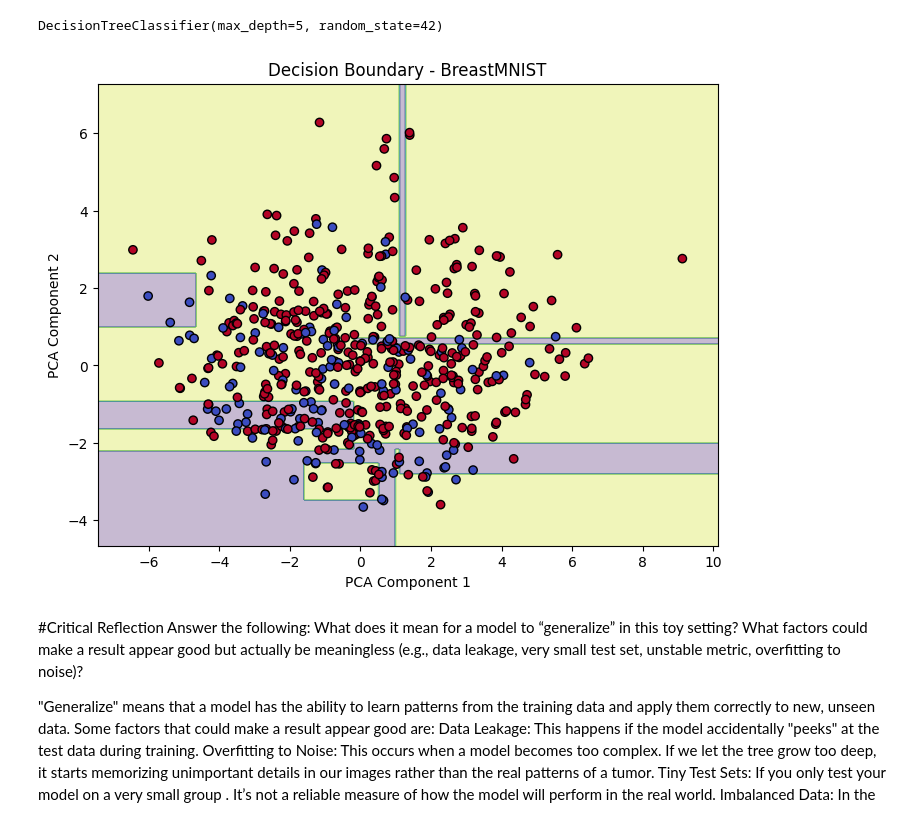
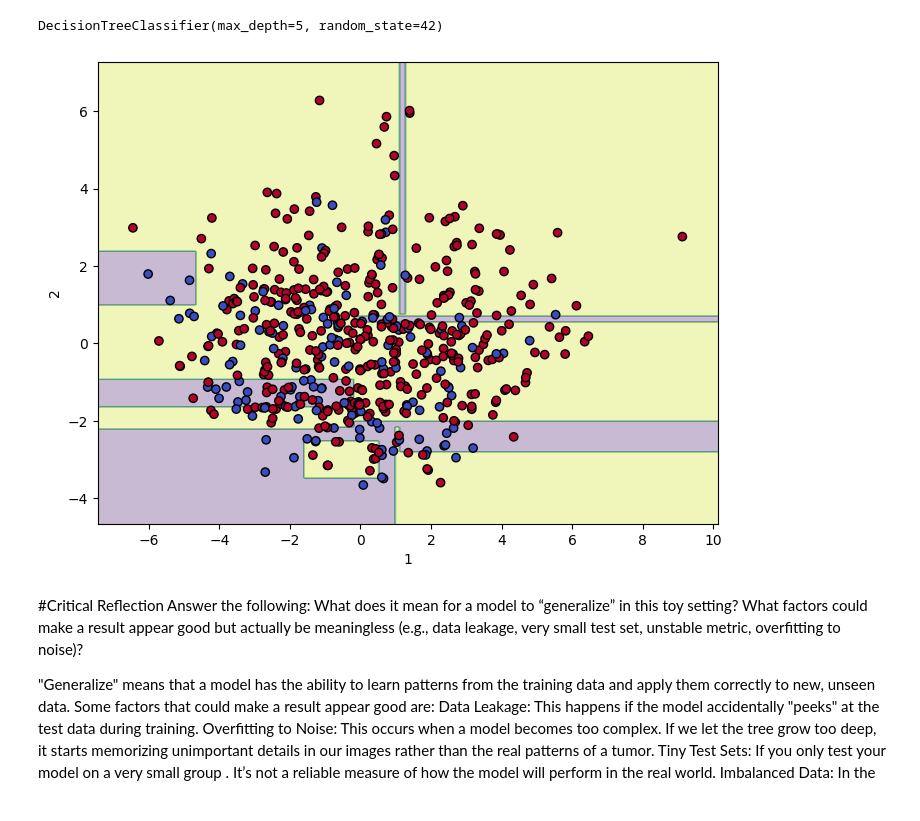
Before and after one commit to srisham7/Homework-1---Mariana-Sisniegas-Hinojosa, a Jupyter notebook: HW1_Mariana_Sisniegas.ipynb, the cells around one changed output. Saved outputs shown, nothing was run; the diff lists cells and outputs as text; code cells hidden in the pictures.

```diff
--- a/HW1_Mariana_Sisniegas.ipynb
+++ b/HW1_Mariana_Sisniegas.ipynb
@@ -447,32 +450,31 @@ DecisionTreeClassifier(max_depth=5, random_state=42)
 # %%
 x_min, x_max = X_train_2d[:,0].min() - 1, X_train_2d[:,0].max() + 1
 y_min, y_max = X_train_2d[:,1].min() - 1, X_train_2d[:,1].max() + 1
 
 xx, yy = np.meshgrid(
     np.linspace(x_min, x_max, 300),
     np.linspace(y_min, y_max, 300)
 )
 Z = tree_boundary.predict(np.c_[xx.ravel(), yy.ravel()])
 Z = Z.reshape(xx.shape)
 plt.figure(figsize=(8,6))
 
 plt.contourf(xx, yy, Z, alpha=0.3)
 
 plt.scatter(
     X_train_2d[:,0],
     X_train_2d[:,1],
     c=y_train,
     cmap="coolwarm",
     edgecolor="k"
 )
 
-plt.title("Decision Boundary - BreastMNIST")
-plt.xlabel("PCA Component 1")
-plt.ylabel("PCA Component 2")
+plt.xlabel("1")
+plt.ylabel("2")
 
 plt.show()
 # %% [output]
-[figure, old version]
+[figure, new version]
 # %% [markdown]
 #Critical Reflection
 Answer the following: What does it mean for a model to “generalize” in this toy setting? What factors could make a result appear good but actually be meaningless (e.g., data leakage, very small test set, unstable metric, overfitting to noise)?
```
Also changed, not shown: parts of 5 cells of this notebook.
